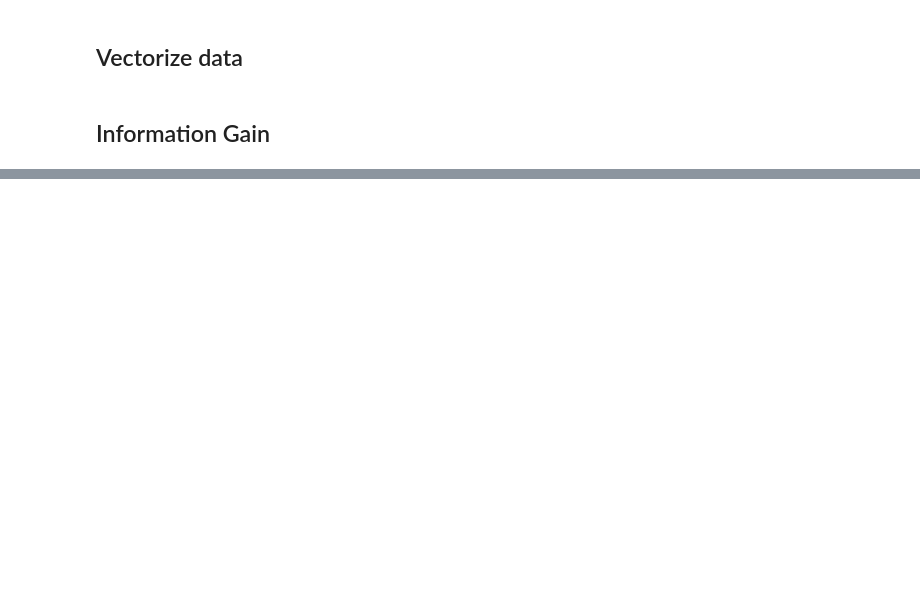
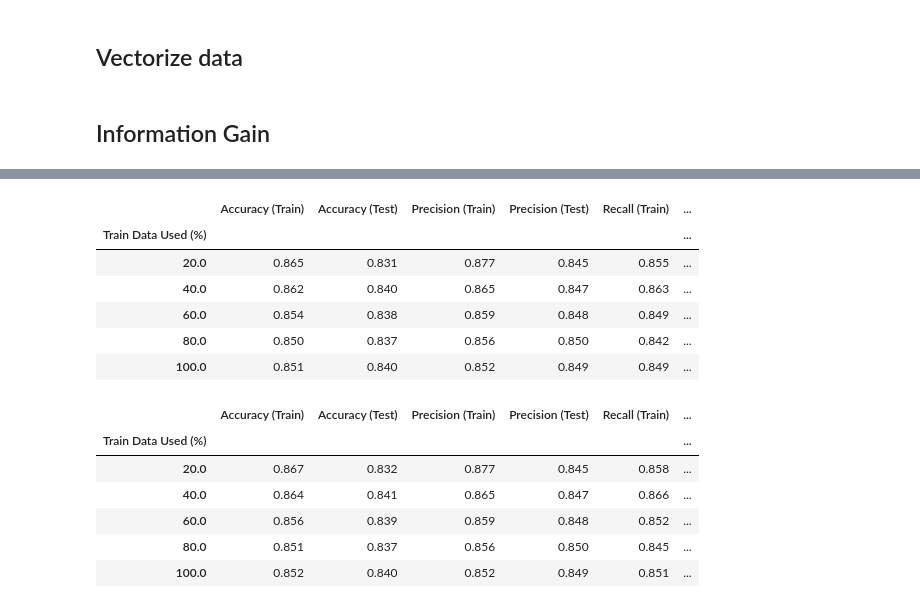
Before and after one commit to hvlkk/IMDb-Dataset-Sentiment-Analysis, a Jupyter notebook: naive_bayes.ipynb, the cells around one changed output, grey strips where cells are left out. Cells and saved outputs as stored; diff of their text form; code cells hidden in the pictures; blank space fills up the shorter version.

```diff
--- a/naive_bayes.ipynb
+++ b/naive_bayes.ipynb
@@ -295,2 +362,2 @@ def plot_learning_curve(metric_name, train_scores, test_scores, split_sizes):
 # %%
-evaluation_results = evaluate_metrics(BernoulliNaiveBayes(), x_train, y_train, x_test, y_test, 5)
+evaluation = evaluate_model(CustomBernoulliNaiveBayes(), x_train, y_train, x_test, y_test, 5)
@@ -306,0 +406,18 @@ plot_learning_curve('F1', evaluation_results['Train F1'], evaluation_results['Te
+# %%
+create_metric_table(evaluation)
+create_metric_table(sklearn_results)
+# %% [output]
+|  | Accuracy (Train) | Accuracy (Test) | Precision (Train) | Precision (Test) | Recall (Train) | ... |
+| Train Data Used (%) |  |  |  |  |  | ... |
+| 20.0 | 0.865 | 0.831 | 0.877 | 0.845 | 0.855 | ... |
+| 40.0 | 0.862 | 0.840 | 0.865 | 0.847 | 0.863 | ... |
+| 60.0 | 0.854 | 0.838 | 0.859 | 0.848 | 0.849 | ... |
+| 80.0 | 0.850 | 0.837 | 0.856 | 0.850 | 0.842 | ... |
+| 100.0 | 0.851 | 0.840 | 0.852 | 0.849 | 0.849 | ... |
+|  | Accuracy (Train) | Accuracy (Test) | Precision (Train) | Precision (Test) | Recall (Train) | ... |
+| Train Data Used (%) |  |  |  |  |  | ... |
+| 20.0 | 0.867 | 0.832 | 0.877 | 0.845 | 0.858 | ... |
+| 40.0 | 0.864 | 0.841 | 0.865 | 0.847 | 0.866 | ... |
+| 60.0 | 0.856 | 0.839 | 0.859 | 0.848 | 0.852 | ... |
+| 80.0 | 0.851 | 0.837 | 0.856 | 0.850 | 0.845 | ... |
+| 100.0 | 0.852 | 0.840 | 0.852 | 0.849 | 0.851 | ... |
```
Also changed, not shown: parts of 18 cells of this notebook.
